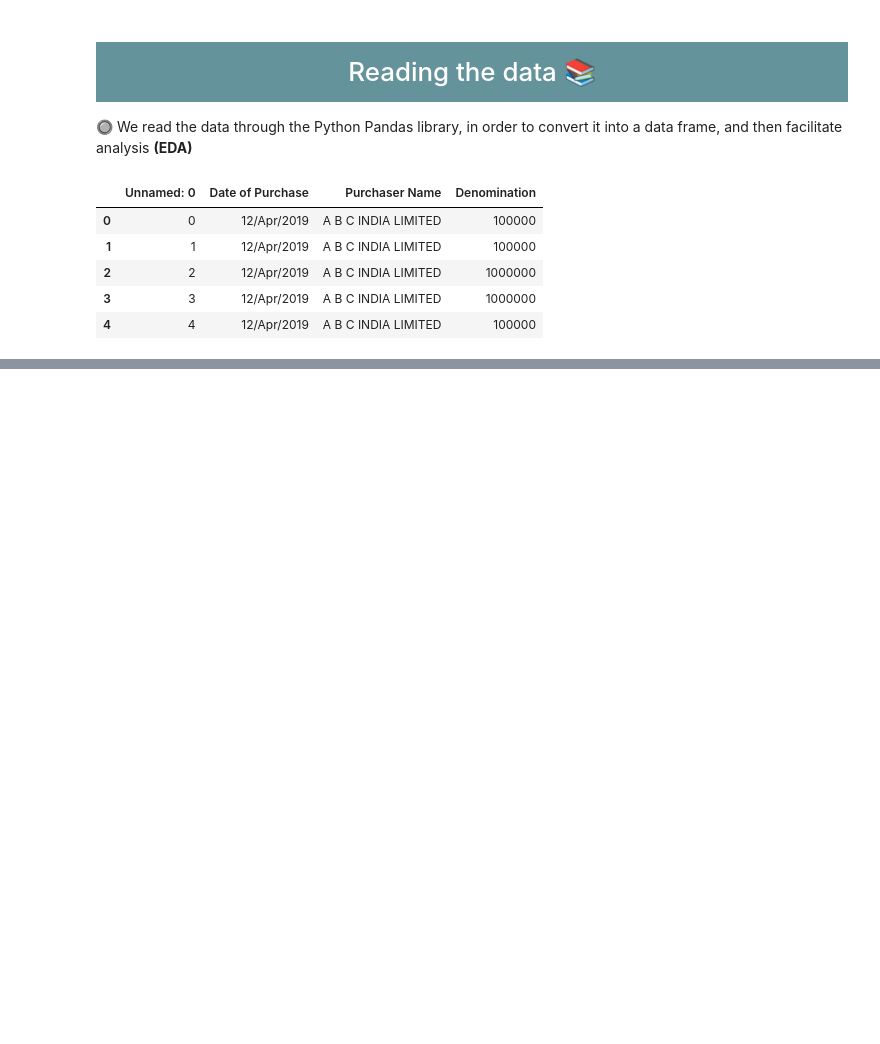
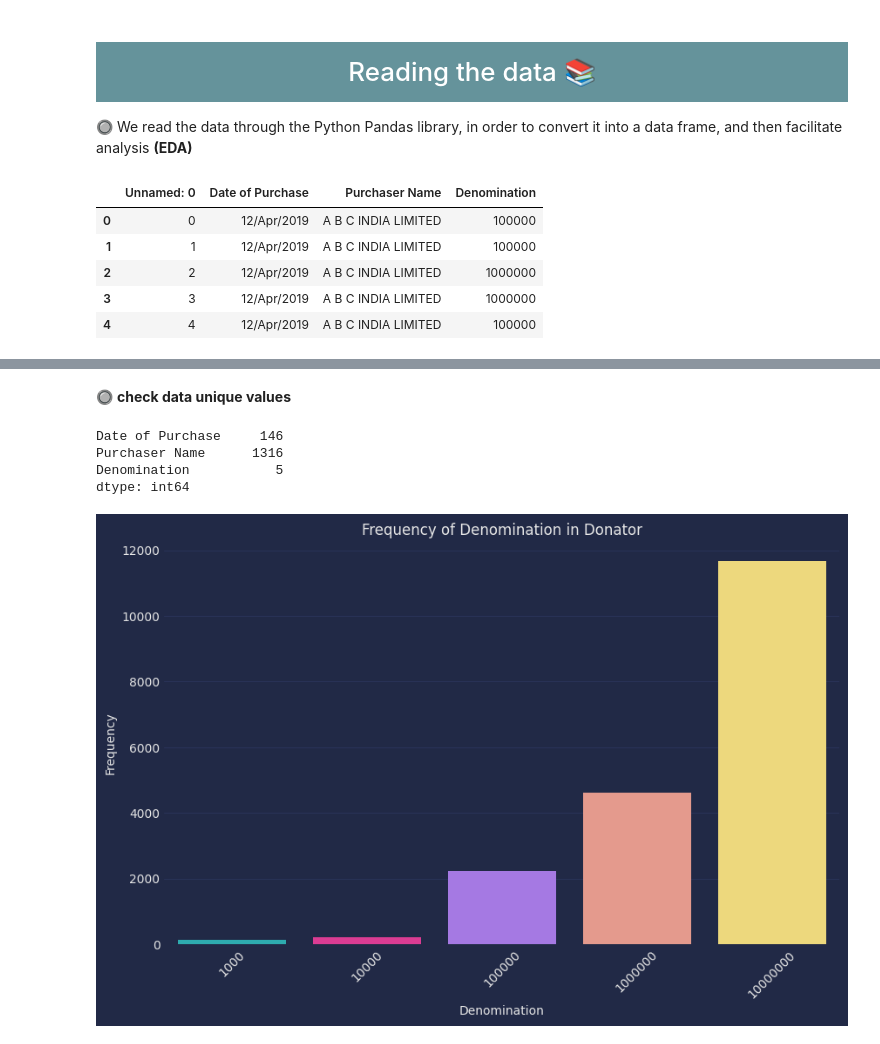
Before and after one commit to AshadullahDanish/EDA, a Jupyter notebook: electoral-bonds-deep-down-analysis.ipynb, the cells around one changed output, grey strips where cells are left out. Cells and saved outputs as stored; diff of their text form; code cells hidden in the pictures; blank space fills up the shorter version.

Commit message:
Kaggle Notebook | ✨📈Electoral Bonds : Deep down-analysis 🚀✨ | Version 2

```diff
--- a/electoral-bonds-deep-down-analysis.ipynb
+++ b/electoral-bonds-deep-down-analysis.ipynb
@@ -137,0 +185,2 @@ Donator.head()#show the first 5 rows
+# %%
+Donator.drop(columns = ['Unnamed: 0'],inplace=True)
@@ -137,0 +263,26 @@ Donator.head()#show the first 5 rows
+# %% [markdown]
+🔘 **check data unique values**
+# %%
+Donator.nunique()
+# %% [output]
+Date of Purchase     146
+Purchaser Name      1316
+Denomination           5
+dtype: int64
+# %%
+#Scale down the 'Denomination' column in the Donator DataFrame
+Donator['Denomination'] = (Donator['Denomination'] // 1000) * 1000
+
+# Scale down the 'Denomination' column in the Receiver DataFrame
+receiver['Denomination'] = (receiver['Denomination'] // 1000) * 1000
+# %%
+# Donator DataFrame EDA
+plt.figure(figsize=(10, 6))
+sns.countplot(data=Donator, x='Denomination')
+plt.title('Frequency of Denomination in Donator')
+plt.xlabel('Denomination')
+plt.ylabel('Frequency')
+plt.xticks(rotation=45)
+plt.show()
+# %% [output]
+[figure, added]
```
Also changed, not shown: parts of 24 cells of this notebook.
